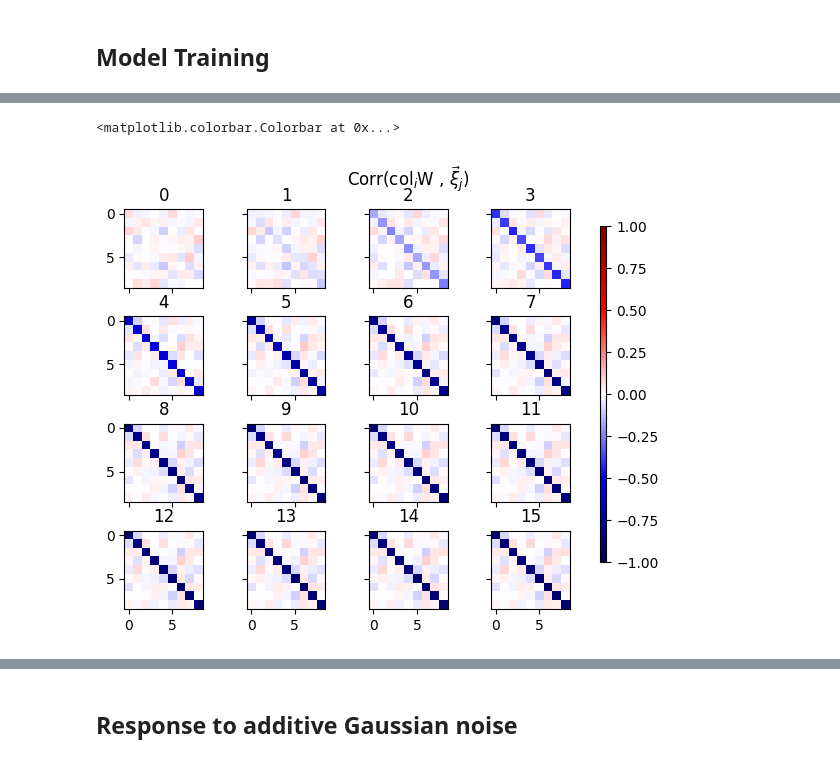
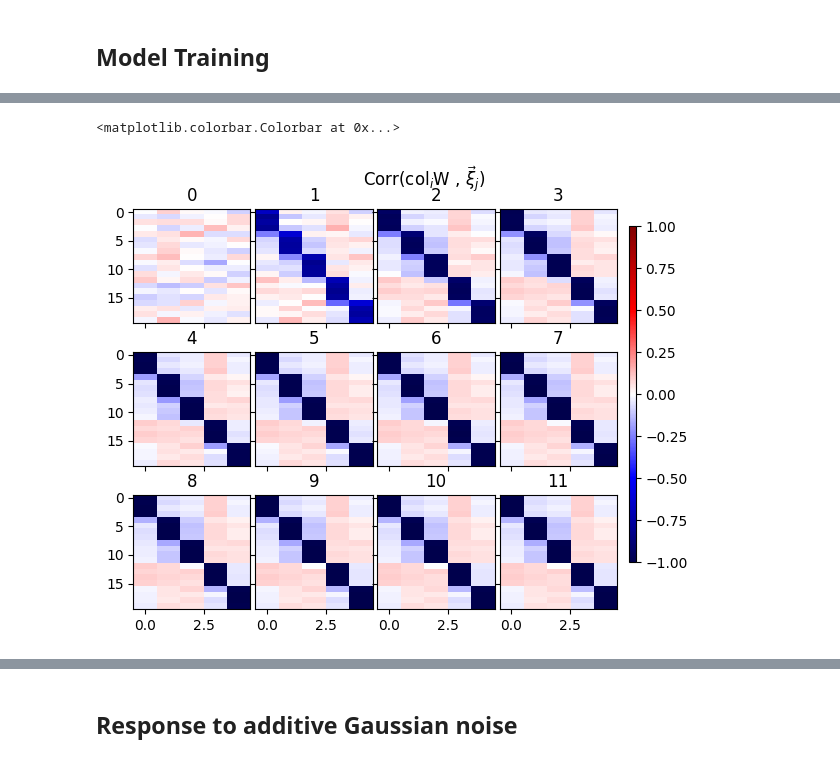
Before and after one commit to gongziyida/vocal-error-network, a Jupyter notebook: feedforward.ipynb, the cells around one changed output, grey strips where cells are left out. Saved outputs shown, nothing was run; the diff lists cells and outputs as text; code cells hidden in the pictures.

```diff
--- a/feedforward.ipynb
+++ b/feedforward.ipynb
@@ -28,3 +21,14 @@ save_W_ts = tsyl_end[-1]
+# %%
+# Syllables and time stamps
+syl = rng.normal(0, 1, size=(N_syl, N_Aiv))
+# ( Number of syllables , Number of renditions )
+_ = np.arange(0, T - T_burn + T_rend, T_rend)
+_ = np.linspace(_[:-1], _[1:], num=N_syl+1, endpoint=False) + T_burn
+tsyl_start, tsyl_end = _[:-1], _[1:]
+# ( Number of HVC neurons , Number of renditions )
+burst_ts = np.linspace(tsyl_start[0,:], tsyl_end[-1,:], num=N_HVC, endpoint=False)
+burst_ts += T_rend/(N_syl+1) * 0.1 # a little delay
+save_W_ts = np.round(tsyl_end[-1]).astype(int)
 # %%
 _ = rng.standard_normal((N_HVC, N_rend)) # Little fluctuation
 rH = generate_HVC(T, burst_ts, peak_rate+_*0.1, kernel_width+_*0.01)
@@ -41,29 +54,13 @@ def bilin_hebb(W, aiv, hvc, lr, w0_mean, tau_w):
         dW = lr * aiv * h - (W[:,i] - w0_mean) / tau_w
         W[:,i] = np.clip(W[:,i] + dW, a_min=0, a_max=None)
 # %%
-w0_mean, w0_std = 1/N_HVC, 0.5/N_HVC
-tau_Aiv, dt = 5, 1
+w0_mean, w0_std = 1/N_HVC, 0.1/N_HVC
+tau_Aiv, dt = 20, 1
 
 net = AivFF(N_Aiv, N_HVC, conn_prob, w0_mean, w0_std, phi, tau_Aiv)
 
 Aiv0 = phi(rng.normal(0, 1, size=N_Aiv))
 
-_ = net.sim(Aiv0, rH, aud, save_W_ts, T, dt, 0.2, bilin_hebb,
-            lr=-1e-6, w0_mean=w0_mean, tau_w=1e6)
+_ = net.sim(Aiv0, rH, aud, save_W_ts, T, dt, 0.1, bilin_hebb,
+            lr=-1e-7, w0_mean=w0_mean, tau_w=1e7)
 rA, Ws, mean_HVC_input = _
-# %%
-corr = correlation(rA, syl, lambda x: x)
-fig, ax = plt.subplots(2, 2, sharex='col')
-cmap = colormaps.get_cmap('plasma')
-for k, trange in enumerate(((0, T_rend), (T_rend*(N_rend-1), T_rend*N_rend))):
-    _ts = np.arange(*trange)
-    for i in range(corr.shape[1]):
-        c = cmap(i/corr.shape[1])
-        ax[0,k].plot(_ts, corr[trange[0]:trange[1],i], c=c)
-        _ = burst_ts[i,(burst_ts[i]>=trange[0])&(burst_ts[i]<trange[1])]
-        ax[0,k].scatter(_, [0.8] * len(_), color=c, s=20)
-    ax[1,k].plot(_ts, rA[trange[0]:trange[1],:20])
-ax[0,0].set(ylabel='Corr.')
-ax[1,1].set(xlabel='Time (a.u.)')
-ax[1,0].set(ylabel='Aiv rates', xlabel='Time (a.u.)')
-fig.tight_layout()
@@ -84,16 +79,19 @@ ax[2].set(xlabel='Time (a.u.)', ylabel='mean input\nfrom HVC')
 # %%
 W_syl_corrs = [correlation(_.T, syl, lambda x: x) for _ in Ws]
 # %%
-fig, ax = plt.subplots(4, 4, sharex='all', sharey='all')
+fig, ax = plt.subplots(3, 4, sharex='all', sharey='all')
 ax = ax.flatten()
 for i, wsc in enumerate(W_syl_corrs):
-    im = ax[i].imshow(wsc, vmax=1, vmin=-1, cmap='seismic')
+    if i >= len(ax):
+        break
+    im = ax[i].imshow(wsc, vmax=1, vmin=-1, cmap='seismic', aspect='auto')
     ax[i].set_title(i)
+
 fig.suptitle(r'Corr(col$_i$W , $\vec\xi_j$)')
 fig.tight_layout(pad=0.1)
 fig.subplots_adjust(right=0.8)
-cbar_ax = fig.add_axes([0.8, 0.15, 0.01, 0.7])
+cbar_ax = fig.add_axes([0.82, 0.15, 0.01, 0.7])
 fig.colorbar(im, cax=cbar_ax)
 # %% [output]
 <matplotlib.colorbar.Colorbar at 0x...>
-[figure, old version]
+[figure, new version]
```
Also changed, not shown: parts of 25 cells of this notebook, 4 other files.
